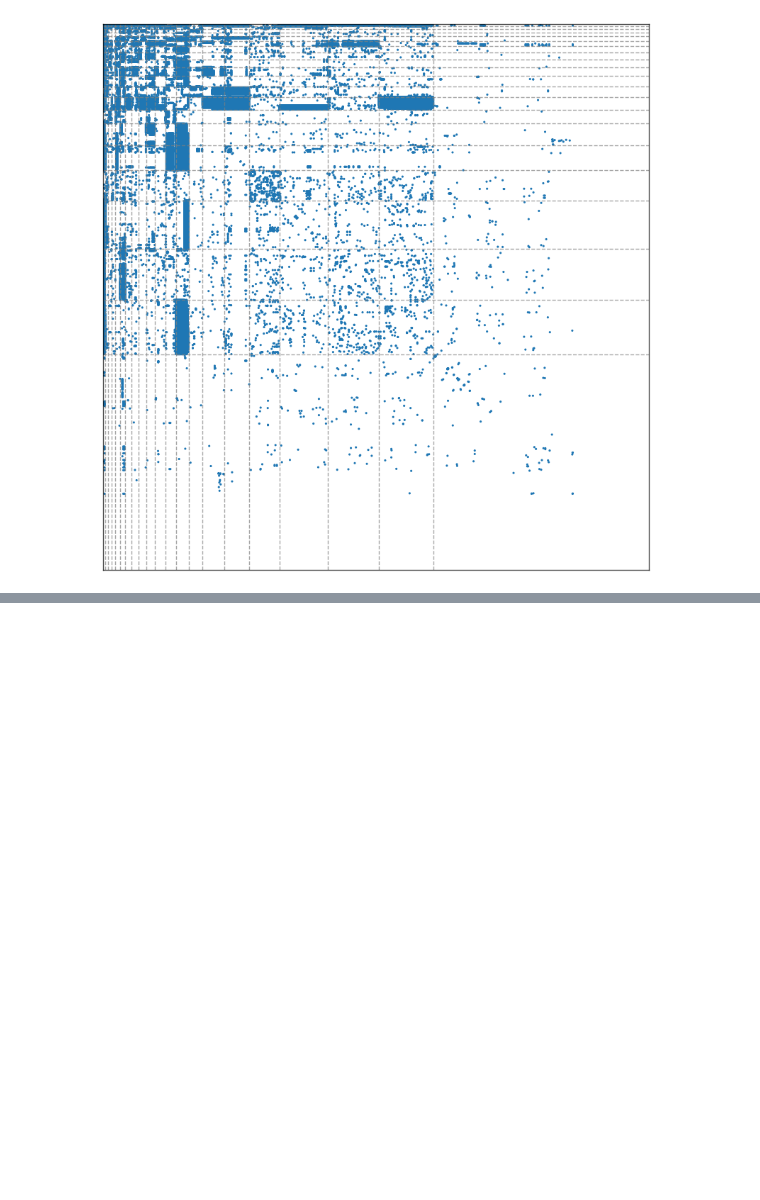
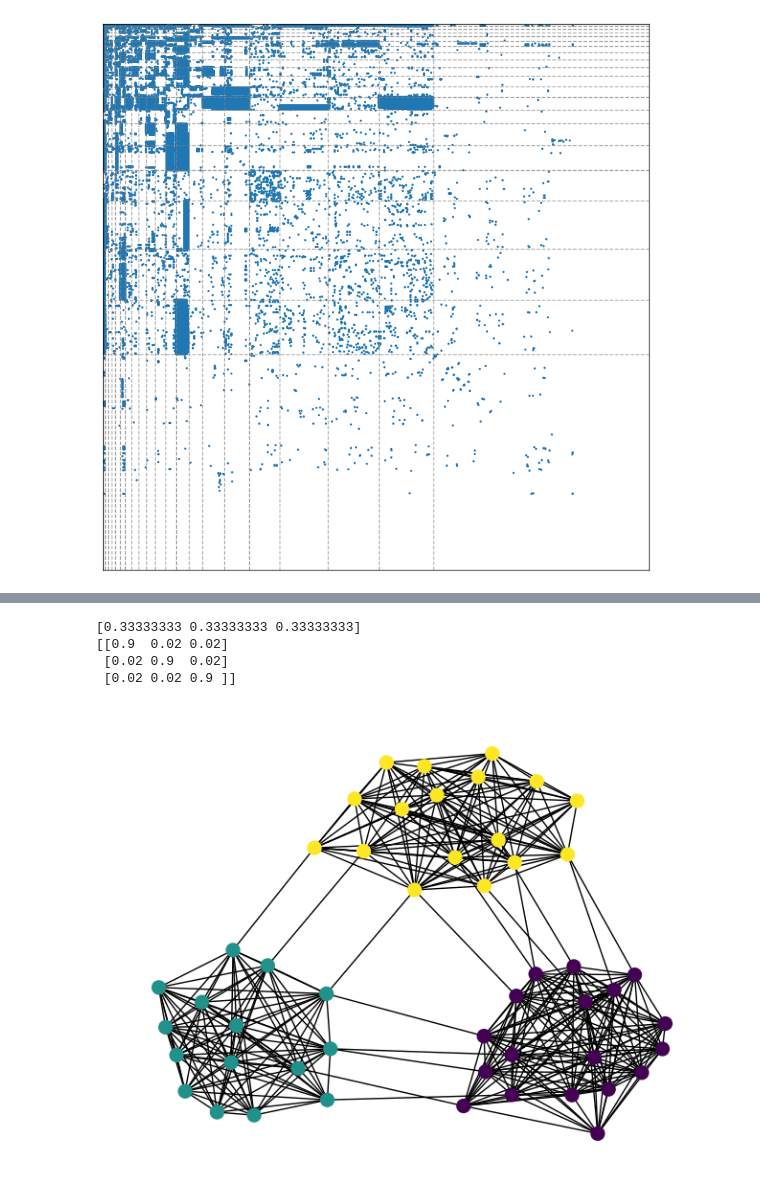
Before and after one commit to bastienlc/SBM-EM, a Jupyter notebook: dataset.ipynb, the cells around one changed output, grey strips where cells are left out. Saved outputs shown, nothing was run; the diff lists cells and outputs as text; code cells hidden in the pictures; blank space fills up the shorter version.

Commit message:
Start experiments

```diff
--- a/dataset.ipynb
+++ b/dataset.ipynb
@@ -67,0 +92,9 @@ plt.show()
+# %%
+X, Z, alpha, pi = graph_and_params_from_archive("SBM/experiment_2/graph_5.npz")
+draw_graph(X, Z, tight=True)
+# %% [output]
+[0.33333333 0.33333333 0.33333333]
+[[0.9  0.02 0.02]
+ [0.02 0.9  0.02]
+ [0.02 0.02 0.9 ]]
+[figure, added]
```
Also changed, not shown: parts of 9 cells of this notebook, 31 other files.
